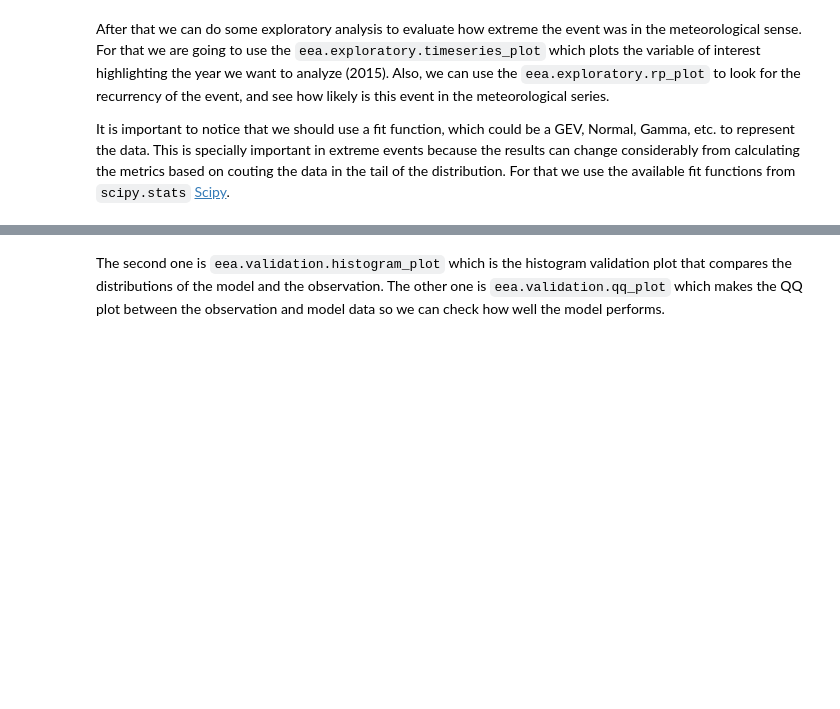
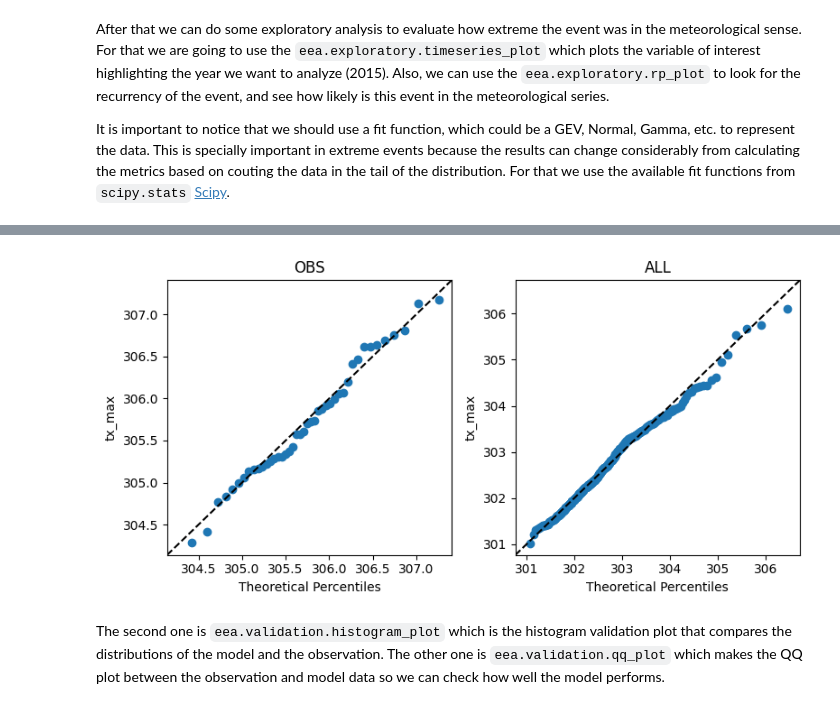
Before and after one commit to rafaelcabreu/climattr, a Jupyter notebook: notebooks/AttributionPackageExample.ipynb, the cells around one changed output, grey strips where cells are left out. Cells and saved outputs as stored; diff of their text form; code cells hidden in the pictures; blank space fills up the shorter version.

```diff
--- a/notebooks/AttributionPackageExample.ipynb
+++ b/notebooks/AttributionPackageExample.ipynb
@@ -10,8 +10,8 @@ import scipy.stats
 # define variables
 mask_name = '/home/rafael/Downloads/amazonas.shp'
 obs_dataset_path = '/media/rafael/Rafael/cmip6/jasmin/era5/*tasmax.nc'
-all_dataset_path = '/media/rafael/Rafael/cmip6/jasmin/tasmax_day_MIROC6_hist-nat_*'
-nat_dataset_path = '/media/rafael/Rafael/cmip6/jasmin/tasmax_day_MIROC6_hist-nat_*'
+all_dataset_path = '/media/rafael/Rafael/cmip6/jasmin/sel/tasmax_day_IPSL-CM6A-LR_historical_*.nc'
+nat_dataset_path = '/media/rafael/Rafael/cmip6/jasmin/sel/tasmax_day_IPSL-CM6A-LR_hist-nat_*.nc'
 # %% [markdown]
 # Event Definition
 
@@ -98,26 +87,43 @@ For that we are first going to preprocess the data for the ALL simulation.
 # %%
 # ALL
 all_dataset = eea.utils.multiens_netcdf(all_dataset_path)
-all_dataset = eea.filter.filter_time(all_dataset, itime='2005-01-01', etime='2015-12-31', months=[12, 1, 2])
-all_dataset = eea.filter.filter_area(all_dataset[['tasmax']], mask=mask_name, plot_area=True)
+all_dataset = eea.filter.filter_time(all_dataset, itime='1981-01-01', etime='2020-12-31', months=[12, 1, 2])
+all_dataset = eea.filter.filter_area(all_dataset[['tasmax']], mask=mask_name, plot_area=False)
 
-all_dataset_mean = all_dataset.mean(dim=['lon', 'lat'])
-all_dataset_indice = eea.indice.xclim_indice(all_dataset_mean, 'tx_max', {'tasmax': 'tasmax', 'freq': 'YE-NOV'})
+all_dataset_mean = all_dataset.mean(dim=['lon', 'lat'], keep_attrs=True)
+all_dataset_indice = eea.indice.xclim_indice(all_dataset_mean[['tasmax']], 'tx_max', tasmax='tasmax', freq='YE-NOV')
+
+# load data into memory
+all_dataset_indice = all_dataset_indice.load()
+# %%
+fig, [ax1, ax2] = plt.subplots(1, 2, figsize=(8,4))
+
+eea.exploratory.timeseries_plot(ax1, all_dataset_indice.mean(dim='ensemble'), highlight_year=2003)
+eea.exploratory.rp_plot(ax2, all_dataset_indice.mean(dim='ensemble'), scipy.stats.genextreme, highlight_year=2003)
+
+ax1.set_xlabel('Time')
+ax1.set_ylabel('tx_max')
+ax2.set_xlabel('Return Period (years)')
+ax2.set_ylabel('tx_max')
+
+plt.tight_layout()
 # %%
 fig, [ax1, ax2] = plt.subplots(1, 2, figsize=(8,4))
 
-eea.validation.qq_plot_theoretical(ax1, obs_dataset_mean['tx_max'], scipy.stats.genextreme)
-eea.validation.qq_plot_theoretical(ax2, all_dataset_mean['tx_max'], scipy.stats.genextreme)
+eea.validation.qq_plot_theoretical(ax1, obs_dataset_indice, scipy.stats.genextreme)
+eea.validation.qq_plot_theoretical(ax2, all_dataset_indice.dropna(dim='ensemble'), scipy.stats.genextreme)
 
 ax1.set_title('OBS')
 ax2.set_title('ALL')
 
 ax1.set_xlabel('Theoretical Percentiles')
 ax1.set_ylabel('tx_max')
 ax2.set_xlabel('Theoretical Percentiles')
 ax2.set_ylabel('tx_max')
 
 plt.tight_layout()
+# %% [output]
+[figure, added]
 # %% [markdown]
 The second one is `eea.validation.histogram_plot` which is the histogram validation plot that compares the distributions of the model and the observation. The other one is `eea.validation.qq_plot` which makes the QQ plot between the observation and model data so we can check how well the model performs.
 # %%
```
Also changed, not shown: parts of 5 cells of this notebook, 1 other file.
